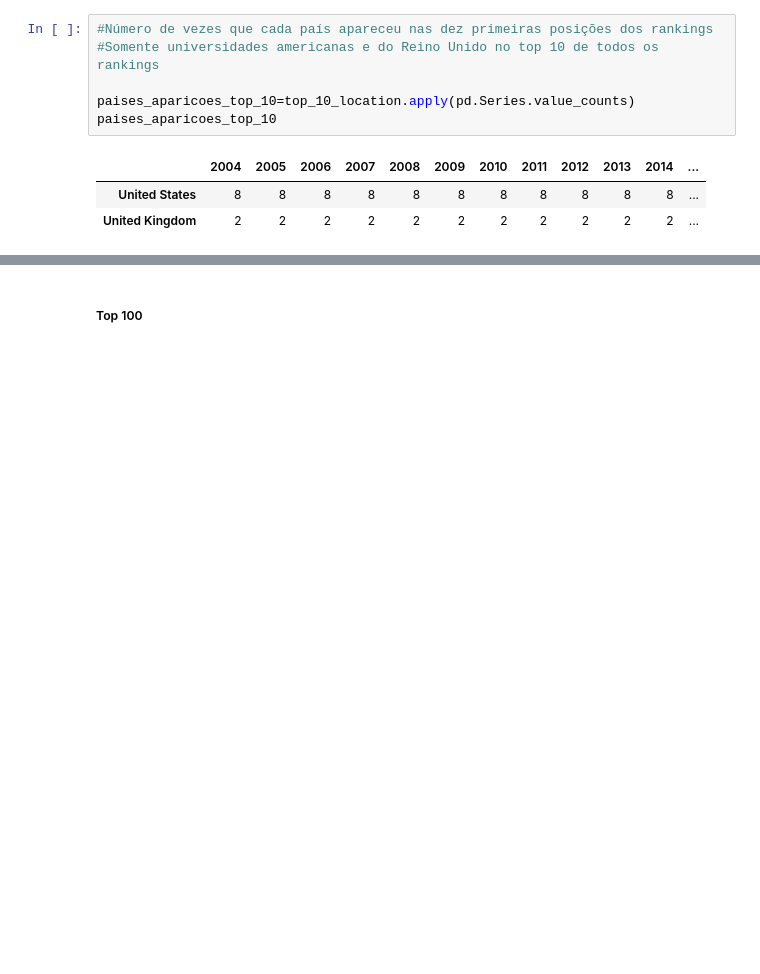
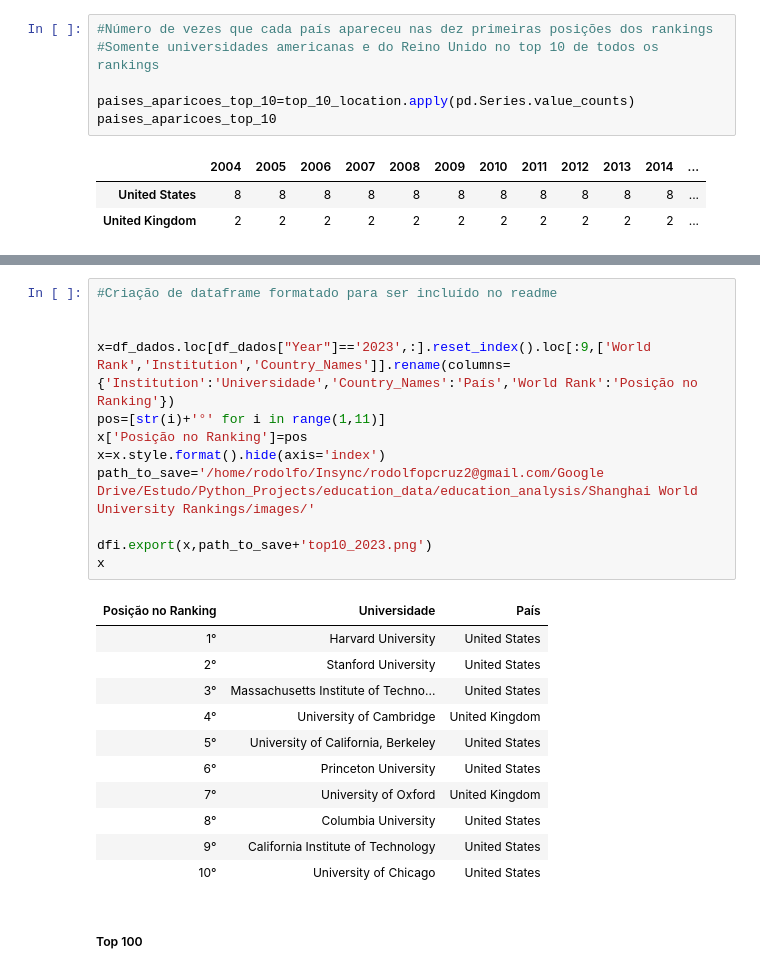
Before and after one commit to RodolfoPCruz/education_analysis, a Jupyter notebook: Shanghai World University Rankings/Shanghai Ranking.ipynb, the cells around one changed output, grey strips where cells are left out. Saved outputs shown, nothing was run; the diff lists cells and outputs as text; blank space fills up the shorter version.

```diff
--- a/Shanghai World University Rankings/Shanghai Ranking.ipynb
+++ b/Shanghai World University Rankings/Shanghai Ranking.ipynb
@@ -218,3 +252,27 @@ paises_aparicoes_top_10
+# %%
+#Criação de dataframe formatado para ser incluído no readme
+
+
+x=df_dados.loc[df_dados["Year"]=='2023',:].reset_index().loc[:9,['World Rank','Institution','Country_Names']].rename(columns={'Institution':'Universidade','Country_Names':'País','World Rank':'Posição no Ranking'})
+pos=[str(i)+'°' for i in range(1,11)]
+x['Posição no Ranking']=pos
+x=x.style.format().hide(axis='index')
+path_to_save='/home/rodolfo/Insync/rodolfopcruz2@gmail.com/Google Drive/Estudo/Python_Projects/education_data/education_analysis/Shanghai World University Rankings/images/'
+
+dfi.export(x,path_to_save+'top10_2023.png')
+x
+# %% [output]
+| Posição no Ranking | Universidade | País |
+| 1° | Harvard University | United States |
+| 2° | Stanford University | United States |
+| 3° | Massachusetts Institute of Techno... | United States |
+| 4° | University of Cambridge | United Kingdom |
+| 5° | University of California, Berkeley | United States |
+| 6° | Princeton University | United States |
+| 7° | University of Oxford | United Kingdom |
+| 8° | Columbia University | United States |
+| 9° | California Institute of Technology | United States |
+| 10° | University of Chicago | United States |
 # %% [markdown]
 ##### Top 100
 # %%
```
Also changed, not shown: parts of 3 cells of this notebook, 3 other files.
